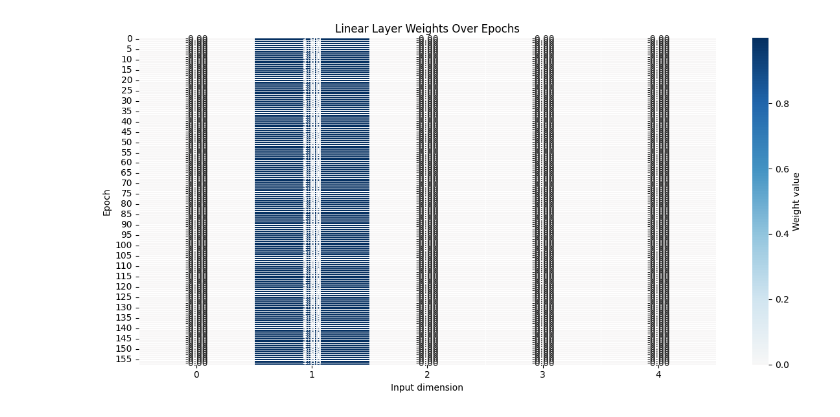
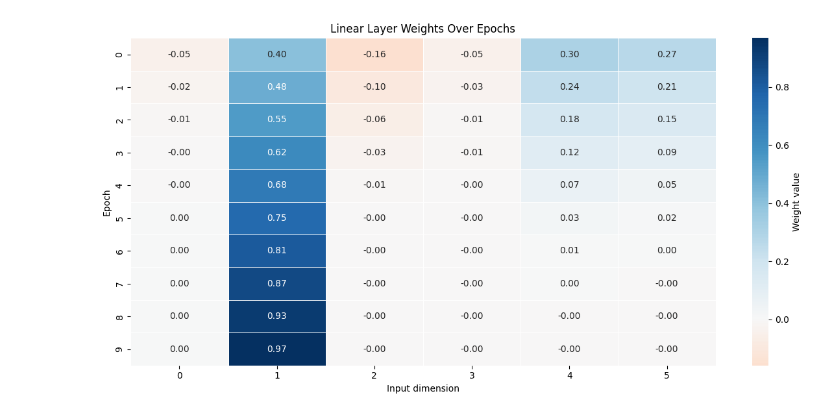
Before and after one commit to andreamartinelliHub/Skeleton, a Jupyter notebook: notebooks/check.ipynb, the cells around one changed output. Saved outputs shown, nothing was run; the diff lists cells and outputs as text; code cells hidden in the pictures.

```diff
--- a/notebooks/check.ipynb
+++ b/notebooks/check.ipynb
@@ -1,10 +1,10 @@
 # %%
 import joblib
 import torch
 from src import utils
 weights = joblib.load('../weights_tmp.joblib')
 
-weights = torch.stack(weights).squeeze(1).numpy()
+# weights = torch.stack(weights).squeeze(1).numpy()
 utils.plot_weights_heatmap(weights, figsize = (12,6))
 # %% [output]
-[figure, old version]
+[figure, new version]
```
Also changed, not shown: 9 other files.
